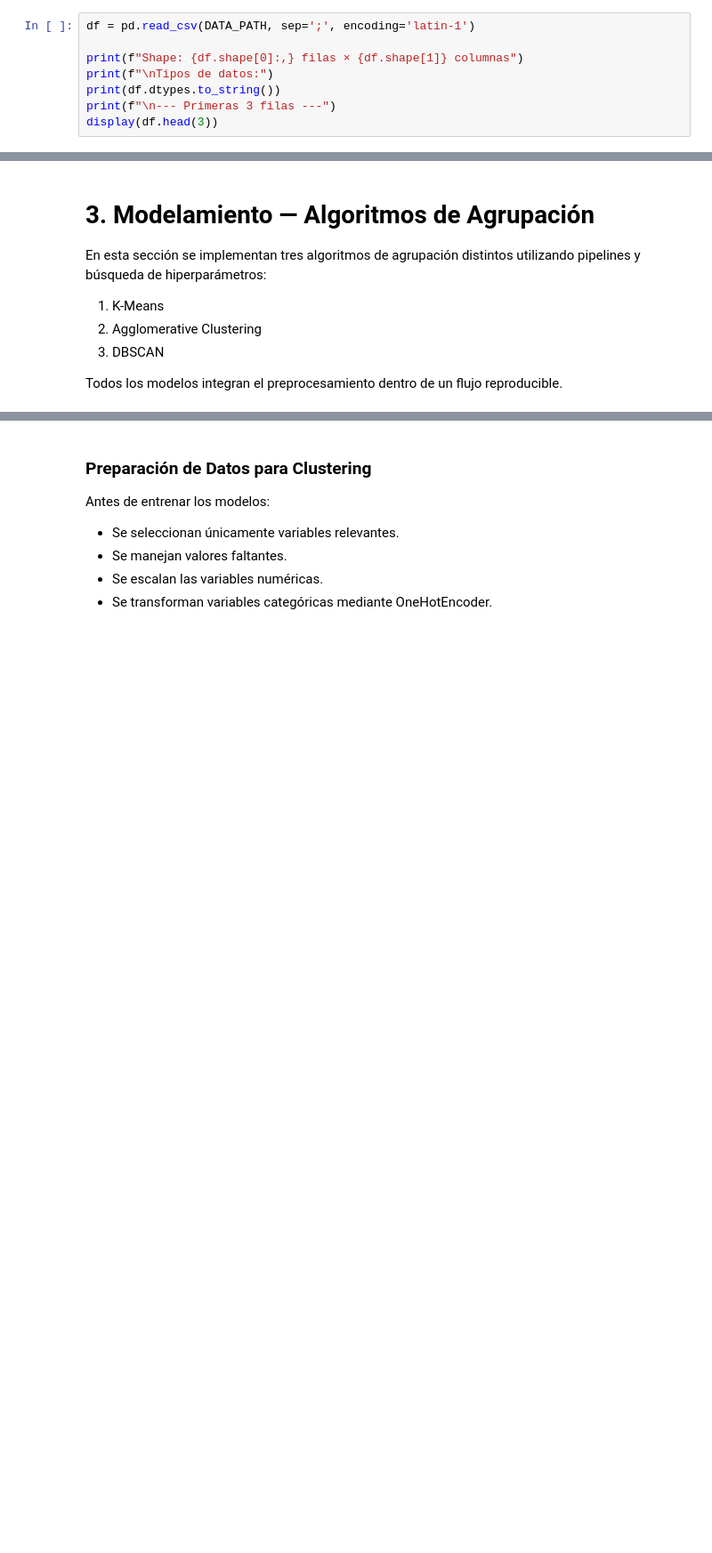
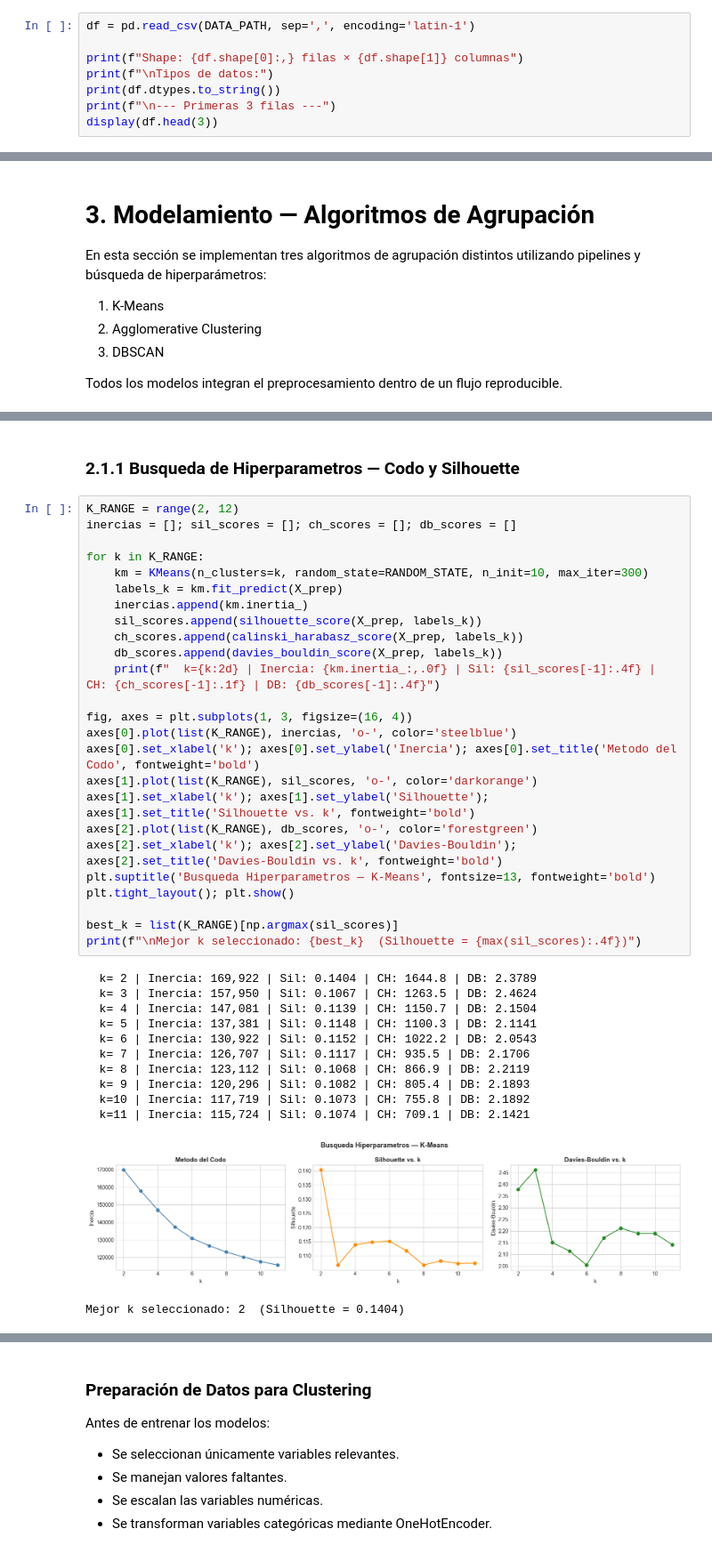
Before and after one commit to aspd-2501/Lab4-AM, a Jupyter notebook: Lab4.ipynb, the cells around one changed output, grey strips where cells are left out. Shown at 89% size. Saved outputs shown, nothing was run; the diff lists cells and outputs as text; blank space fills up the shorter version.

```diff
--- a/Lab4.ipynb
+++ b/Lab4.ipynb
@@ -90,7 +92,7 @@ Aplicamos la metodología CRISP-ML. En esta etapa cargamos el dataset e inspecci
 # %% [markdown]
 ### 1.1 Carga del Dataset
 # %%
-df = pd.read_csv(DATA_PATH, sep=';', encoding='latin-1')
+df = pd.read_csv(DATA_PATH, sep=',', encoding='latin-1')
 
 print(f"Shape: {df.shape[0]:,} filas × {df.shape[1]} columnas")
 print(f"\nTipos de datos:")
@@ -499,0 +689,40 @@ Todos los modelos integran el preprocesamiento dentro de un flujo reproducible.
+# %% [markdown]
+### 2.1.1 Busqueda de Hiperparametros — Codo y Silhouette
+# %%
+K_RANGE = range(2, 12)
+inercias = []; sil_scores = []; ch_scores = []; db_scores = []
+
+for k in K_RANGE:
+    km = KMeans(n_clusters=k, random_state=RANDOM_STATE, n_init=10, max_iter=300)
+    labels_k = km.fit_predict(X_prep)
+    inercias.append(km.inertia_)
+    sil_scores.append(silhouette_score(X_prep, labels_k))
+    ch_scores.append(calinski_harabasz_score(X_prep, labels_k))
+    db_scores.append(davies_bouldin_score(X_prep, labels_k))
+    print(f"  k={k:2d} | Inercia: {km.inertia_:,.0f} | Sil: {sil_scores[-1]:.4f} | CH: {ch_scores[-1]:.1f} | DB: {db_scores[-1]:.4f}")
+
+fig, axes = plt.subplots(1, 3, figsize=(16, 4))
+axes[0].plot(list(K_RANGE), inercias, 'o-', color='steelblue')
+axes[0].set_xlabel('k'); axes[0].set_ylabel('Inercia'); axes[0].set_title('Metodo del Codo', fontweight='bold')
+axes[1].plot(list(K_RANGE), sil_scores, 'o-', color='darkorange')
+axes[1].set_xlabel('k'); axes[1].set_ylabel('Silhouette'); axes[1].set_title('Silhouette vs. k', fontweight='bold')
+axes[2].plot(list(K_RANGE), db_scores, 'o-', color='forestgreen')
+axes[2].set_xlabel('k'); axes[2].set_ylabel('Davies-Bouldin'); axes[2].set_title('Davies-Bouldin vs. k', fontweight='bold')
+plt.suptitle('Busqueda Hiperparametros — K-Means', fontsize=13, fontweight='bold')
+plt.tight_layout(); plt.show()
+
+best_k = list(K_RANGE)[np.argmax(sil_scores)]
+print(f"\nMejor k seleccionado: {best_k}  (Silhouette = {max(sil_scores):.4f})")
+# %% [output]
+  k= 2 | Inercia: 169,922 | Sil: 0.1404 | CH: 1644.8 | DB: 2.3789
+  k= 3 | Inercia: 157,950 | Sil: 0.1067 | CH: 1263.5 | DB: 2.4624
+  k= 4 | Inercia: 147,081 | Sil: 0.1139 | CH: 1150.7 | DB: 2.1504
+  k= 5 | Inercia: 137,381 | Sil: 0.1148 | CH: 1100.3 | DB: 2.1141
+  k= 6 | Inercia: 130,922 | Sil: 0.1152 | CH: 1022.2 | DB: 2.0543
+  k= 7 | Inercia: 126,707 | Sil: 0.1117 | CH: 935.5 | DB: 2.1706
+  k= 8 | Inercia: 123,112 | Sil: 0.1068 | CH: 866.9 | DB: 2.2119
+  k= 9 | Inercia: 120,296 | Sil: 0.1082 | CH: 805.4 | DB: 2.1893
+  k=10 | Inercia: 117,719 | Sil: 0.1073 | CH: 755.8 | DB: 2.1892
+  k=11 | Inercia: 115,724 | Sil: 0.1074 | CH: 709.1 | DB: 2.1421
+[figure, added]
+Mejor k seleccionado: 2  (Silhouette = 0.1404)
```
Also changed, not shown: parts of 81 cells of this notebook.
